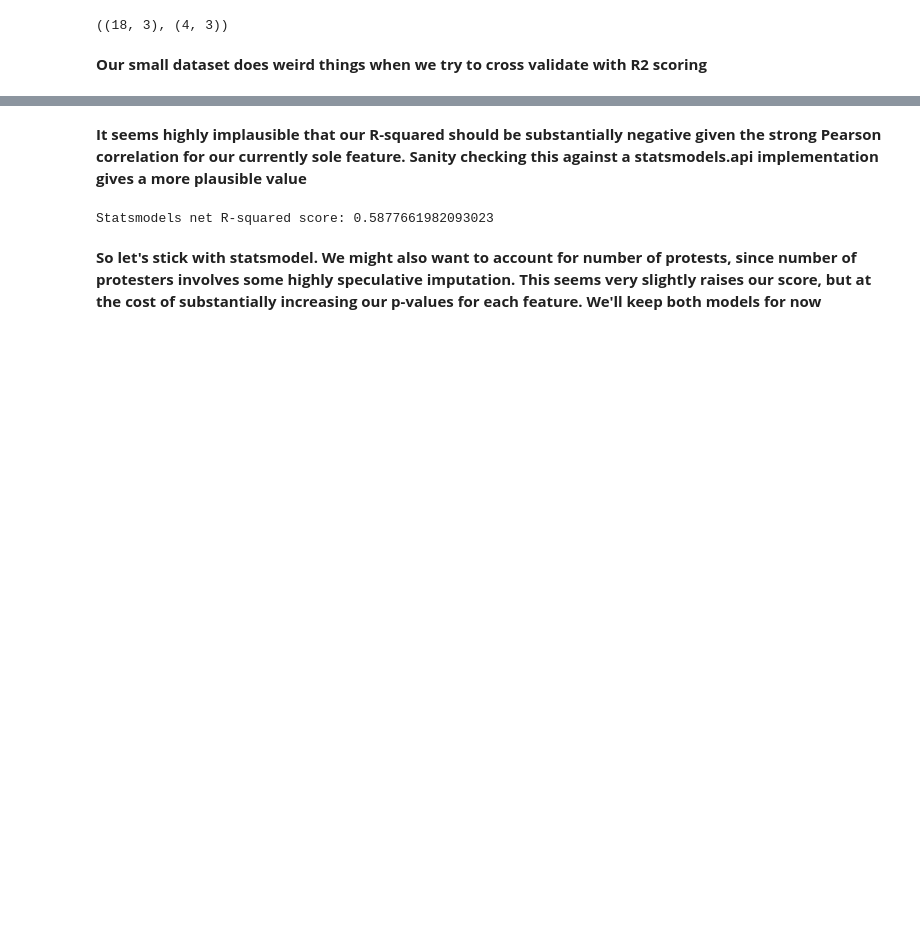
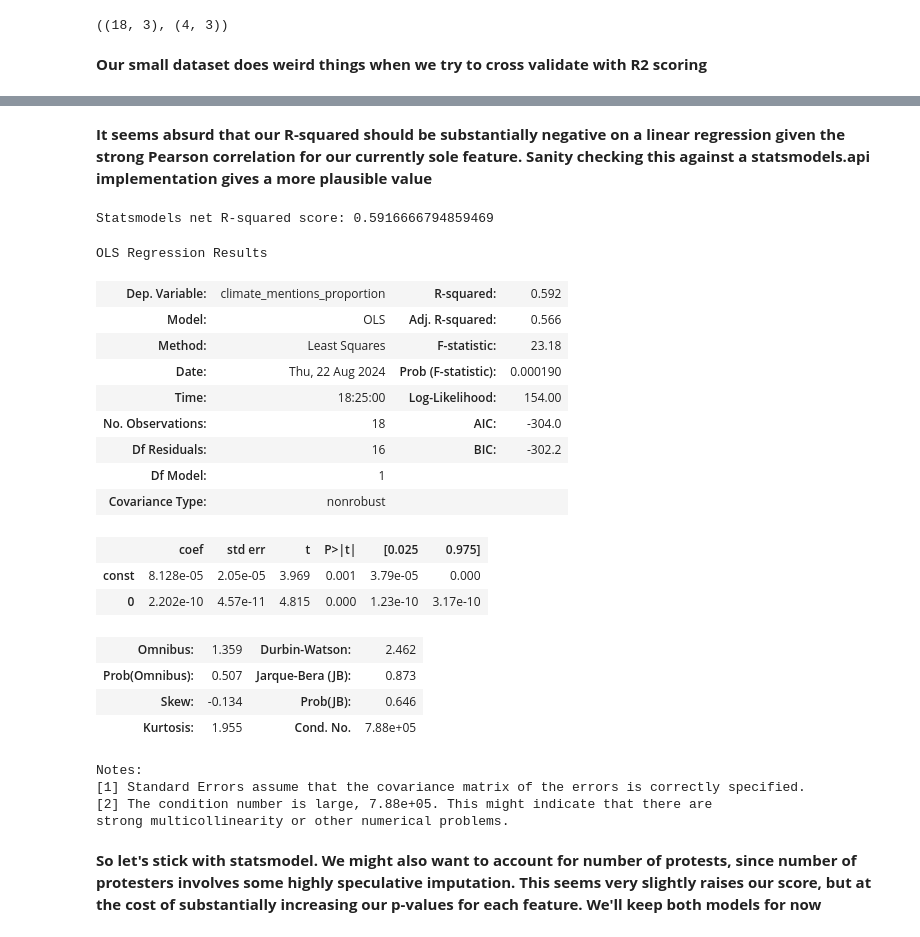
Before and after one commit to Arepo/climate_protest_modelling, a Jupyter notebook: Climate protest modelling.ipynb, the cells around one changed output, grey strips where cells are left out. Drawn from its saved outputs; the diff is of its cells as text; code cells hidden in the pictures; blank space fills up the shorter version.

```diff
--- a/Climate protest modelling.ipynb
+++ b/Climate protest modelling.ipynb
@@ -584,32 +593,54 @@ Scikit learn cross-val R-squared score: -0.9844060263273746
 # %% [markdown]
-**It seems highly implausible that our R-squared should be substantially negative given the strong Pearson correlation for our currently sole feature. Sanity checking this against a statsmodels.api implementation gives a more plausible value**
+**It seems absurd that our R-squared should be substantially negative on a linear regression given the strong Pearson correlation for our currently sole feature. Sanity checking this against a statsmodels.api implementation gives a more plausible value**
 # %%
 import statsmodels.api as sm
 
 def preprocess_for_statsmodel(X, columns):
     # Manually impute the protester estimate
     X = X[columns]
     imputed_data = preprocessor.fit_transform(X)
 
     columns = columns.copy().remove('size_is_unknown')
     X = pd.DataFrame(imputed_data, columns=columns, index=X.index)
 
     # Add a constant term to the features
     X = sm.add_constant(X)
 
     return X
 
 # Manually impute the protester estimate
 X = preprocess_for_statsmodel(X_train, ['protesters_estimate', 'size_is_unknown'])
 
 # Fit the model
 sm_model_protesters = sm.OLS(y_train, X).fit()
 
 assert sm_model_protesters.rsquared > 0.4
 
 print(f"Statsmodels net R-squared score: {sm_model_protesters.rsquared}")
+sm_model_protesters.summary()
 # %% [output]
-Statsmodels net R-squared score: 0.5877661982093023
+Statsmodels net R-squared score: 0.5916666794859469
+OLS Regression Results
+| Dep. Variable: | climate_mentions_proportion | R-squared: | 0.592 |
+| Model: | OLS | Adj. R-squared: | 0.566 |
+| Method: | Least Squares | F-statistic: | 23.18 |
+| Date: | Thu, 22 Aug 2024 | Prob (F-statistic): | 0.000190 |
+| Time: | 18:25:00 | Log-Likelihood: | 154.00 |
+| No. Observations: | 18 | AIC: | -304.0 |
+| Df Residuals: | 16 | BIC: | -302.2 |
+| Df Model: | 1 |  |  |
+| Covariance Type: | nonrobust |  |  |
+|  | coef | std err | t | P>|t| | [0.025 | 0.975] |
+| const | 8.128e-05 | 2.05e-05 | 3.969 | 0.001 | 3.79e-05 | 0.000 |
+| 0 | 2.202e-10 | 4.57e-11 | 4.815 | 0.000 | 1.23e-10 | 3.17e-10 |
+| Omnibus: | 1.359 | Durbin-Watson: | 2.462 |
+| Prob(Omnibus): | 0.507 | Jarque-Bera (JB): | 0.873 |
+| Skew: | -0.134 | Prob(JB): | 0.646 |
+| Kurtosis: | 1.955 | Cond. No. | 7.88e+05 |
+Notes:
+[1] Standard Errors assume that the covariance matrix of the errors is correctly specified.
+[2] The condition number is large, 7.88e+05. This might indicate that there are
+strong multicollinearity or other numerical problems.
 # %% [markdown]
 **So let's stick with statsmodel. We might also want to account for number of protests, since number of protesters involves some highly speculative imputation. This seems very slightly raises our score, but at the cost of substantially increasing our p-values for each feature. We'll keep both models for now**
 # %%
```
Also changed, not shown: parts of 18 cells of this notebook.
